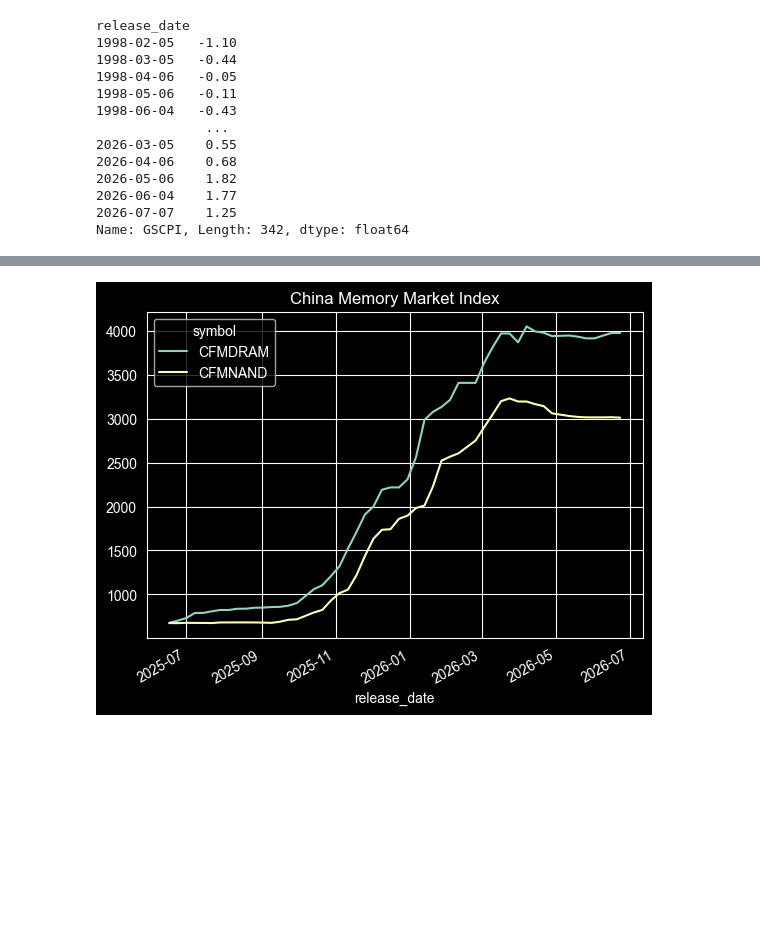
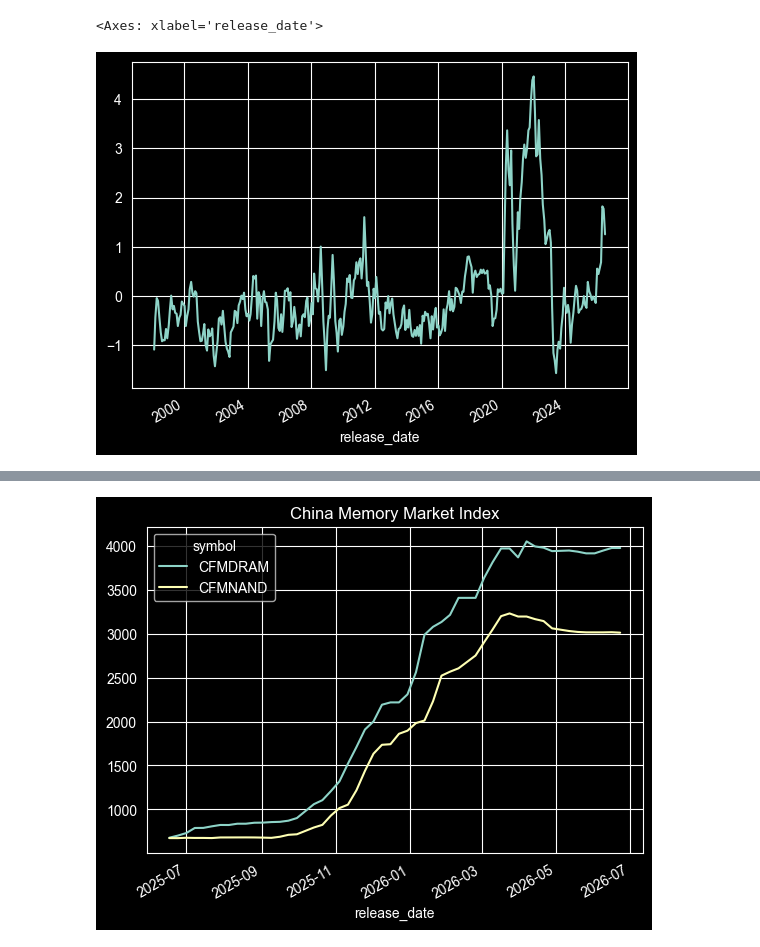
Before and after one commit to Tommylee1013/FinancialData, a Jupyter notebook: Notes/data_valid.ipynb, the cells around one changed output, grey strips where cells are left out. Drawn from its saved outputs; the diff is of its cells as text; code cells hidden in the pictures; blank space fills up the shorter version.

```diff
--- a/Notes/data_valid.ipynb
+++ b/Notes/data_valid.ipynb
@@ -272,23 +47,12 @@ market = PriceService(db_path = '../database/alternative_data.duckdb')
 # %%
 freights.get_series(
     symbols = 'GSCPI',
     index_set = 'release_date',
     full_data = False
-)
+).plot()
 # %% [output]
-release_date
-1998-02-05   -1.10
-1998-03-05   -0.44
-1998-04-06   -0.05
-1998-05-06   -0.11
-1998-06-04   -0.43
-              ...
-2026-03-05    0.55
-2026-04-06    0.68
-2026-05-06    1.82
-2026-06-04    1.77
-2026-07-07    1.25
-Name: GSCPI, Length: 342, dtype: float64
+<Axes: xlabel='release_date'>
+[figure, added]
 # %%
 freights.get_series(
     symbols = [
```
Also changed, not shown: parts of 58 cells of this notebook, 1 other file.
